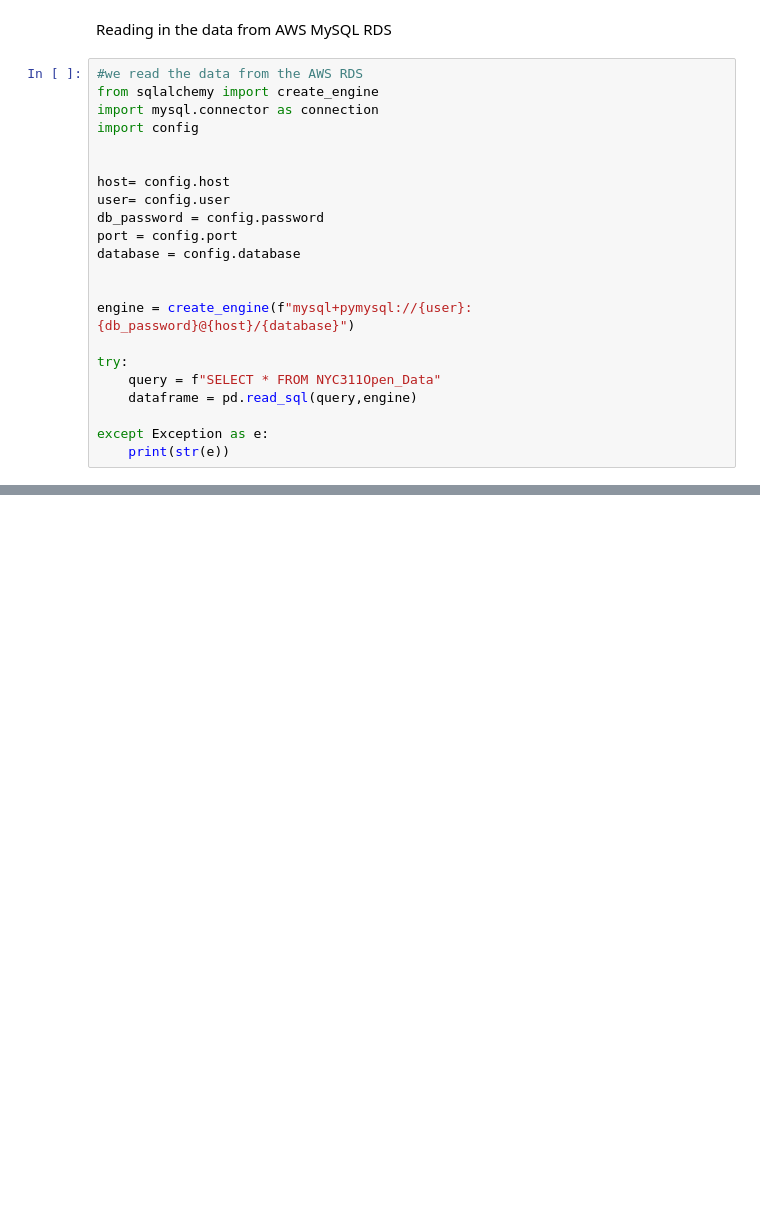
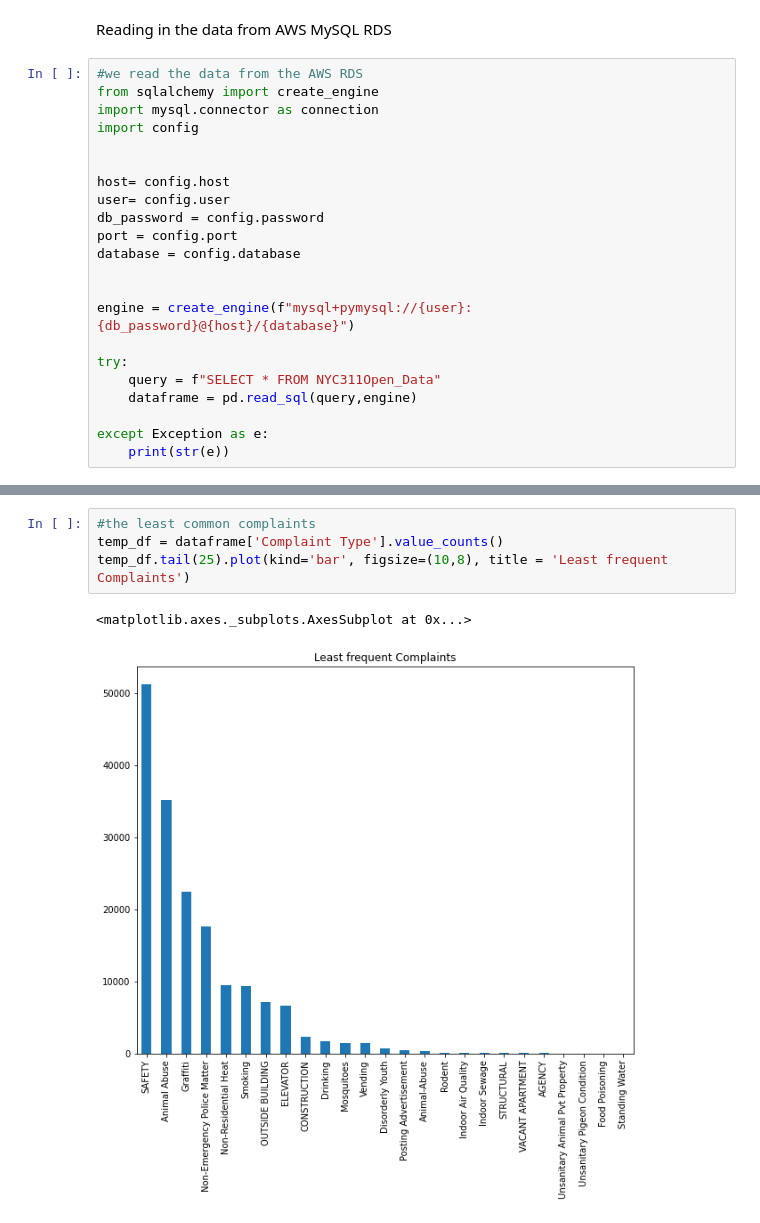
Before and after one commit to kkrusere/Developing-a-Score-to-Measure-Riskiness-of-Residential-Properties-Insurance, a Jupyter notebook: exploratory_data_analysis.ipynb, the cells around one changed output, grey strips where cells are left out. Cells and saved outputs as stored; diff of their text form; blank space fills up the shorter version.

```diff
--- a/exploratory_data_analysis.ipynb
+++ b/exploratory_data_analysis.ipynb
@@ -50,0 +119,7 @@ except Exception as e:
+# %%
+#the least common complaints
+temp_df = dataframe['Complaint Type'].value_counts()
+temp_df.tail(25).plot(kind='bar', figsize=(10,8), title = 'Least frequent Complaints')
+# %% [output]
+<matplotlib.axes._subplots.AxesSubplot at 0x...>
+[figure, added]
```
Also changed, not shown: parts of 34 cells of this notebook.
